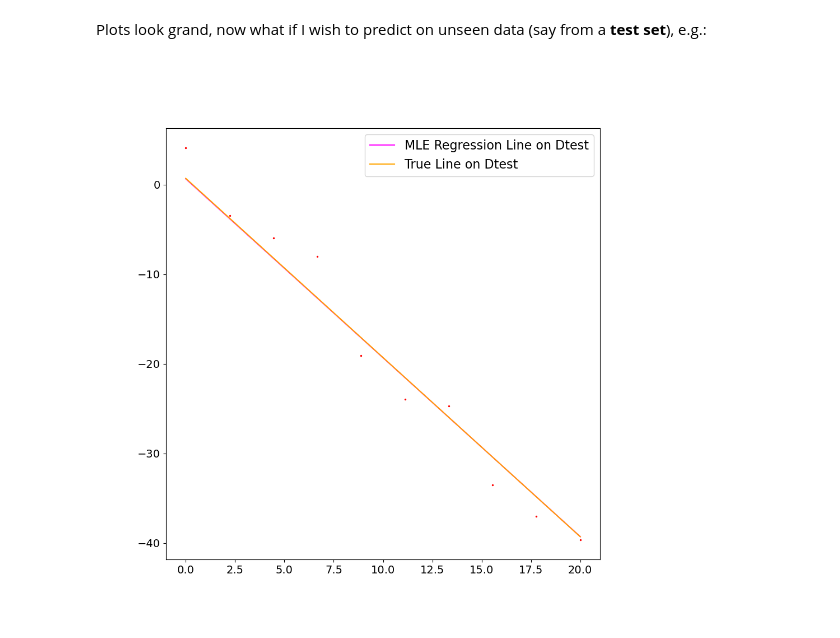
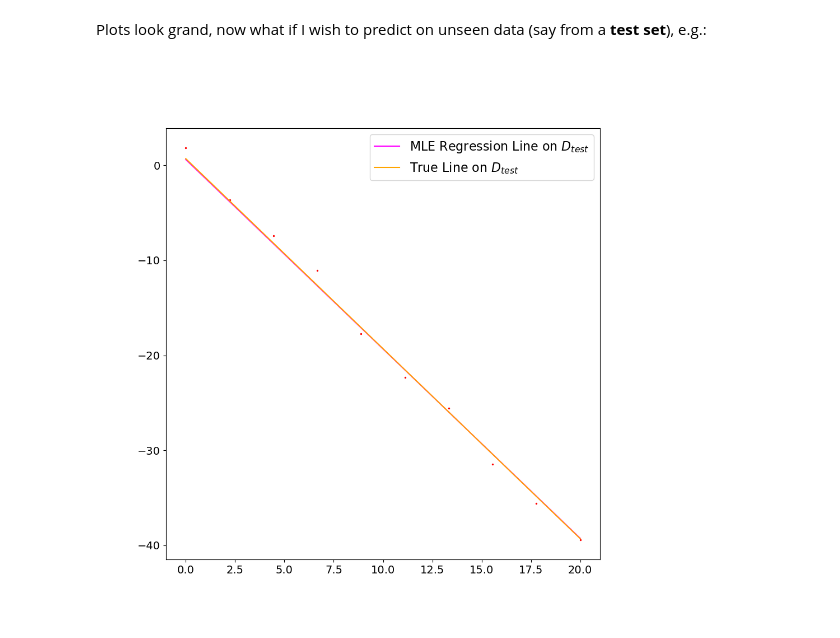
Before and after one commit to mazrk7/machine_learning_resources, a Jupyter notebook: notebooks/linear_regression/lin_reg_mle.ipynb, the cells around one changed output. Drawn from its saved outputs; the diff is of its cells as text; code cells hidden in the pictures.

Commit message:
Slight fix to linear regression MLE in terms of norm rather than mvn

```diff
--- a/notebooks/linear_regression/lin_reg_mle.ipynb
+++ b/notebooks/linear_regression/lin_reg_mle.ipynb
@@ -201,8 +201,7 @@ def nll_loss(parameters, X, y, sigma=1):
     mu_pred = X.dot(parameters)
 
     # Compute log-likelihood function, setting mu=0 as we're estimating it
-    log_lld = np.sum(multivariate_normal.pdf(y - mu_pred, 0, sigma))
-
+    log_lld = np.sum(norm.logpdf(y - mu_pred, 0, sigma))
     # Return NLL
     return -log_lld
 
@@ -219,7 +218,7 @@ def nll_loss(parameters, X, y, sigma=1):
 
 # Minimize NLL instead, assuming fixed variance of 1
 sigma = 1
-mle_model = minimize(nll_loss, theta0, args=(X, y, sigma), tol=1e-7)#, constraints=cons)
+mle_model = minimize(nll_loss, theta0, args=(X, y, sigma), tol=1e-6)#, constraints=cons)
 
 # Writing this out explicitly for readers, ML estimate of parameters
 theta_mle = mle_model.x
@@ -239,25 +238,25 @@ Plots look grand, now what if I wish to predict on unseen data (say from a <b>te
 # %%
 N_test = 10
 
 X_test = np.linspace(0.0, 20, N_test)
 X_test = np.column_stack((np.ones(N_test), X_test))  # Prepend column of ones to create augmented inputs x tilde
 
 # y = X*theta_true + noise
-y_test = X_test.dot(theta_true) + np.random.normal(0, 3, N_test)
+y_test = X_test.dot(theta_true) + np.random.normal(0, 1, N_test)
 
 fig_test, ax_test = plt.subplots(figsize=(10, 10))
 # Plotting unseen test points, given true parameter values
 ax_test.scatter(X_test[:, 1], y_test, s=2, color='red')
 
 # Predictions with our MLE theta
 y_predicted = X_test.dot(theta_mle)
 
 # Plot the learned regression line on our original scatter plot AND the new unseen data
-ax_test.plot(X_test[:, 1], y_predicted, color='magenta', label="MLE Regression Line on Dtest")
-ax_test.plot(X_test[:, 1], X_test.dot(theta_true), color='orange', label="True Line on Dtest")
+ax_test.plot(X_test[:, 1], y_predicted, color='magenta', label=r"MLE Regression Line on $D_{test}$")
+ax_test.plot(X_test[:, 1], X_test.dot(theta_true), color='orange', label="True Line on $D_{test}$")
 ax_test.legend()
 
 fig_test.show()
 fig_test;
 # %% [output]
-[figure, old version]
+[figure, new version]
```
Also changed, not shown: parts of 1 cell of this notebook, 2 other files.
